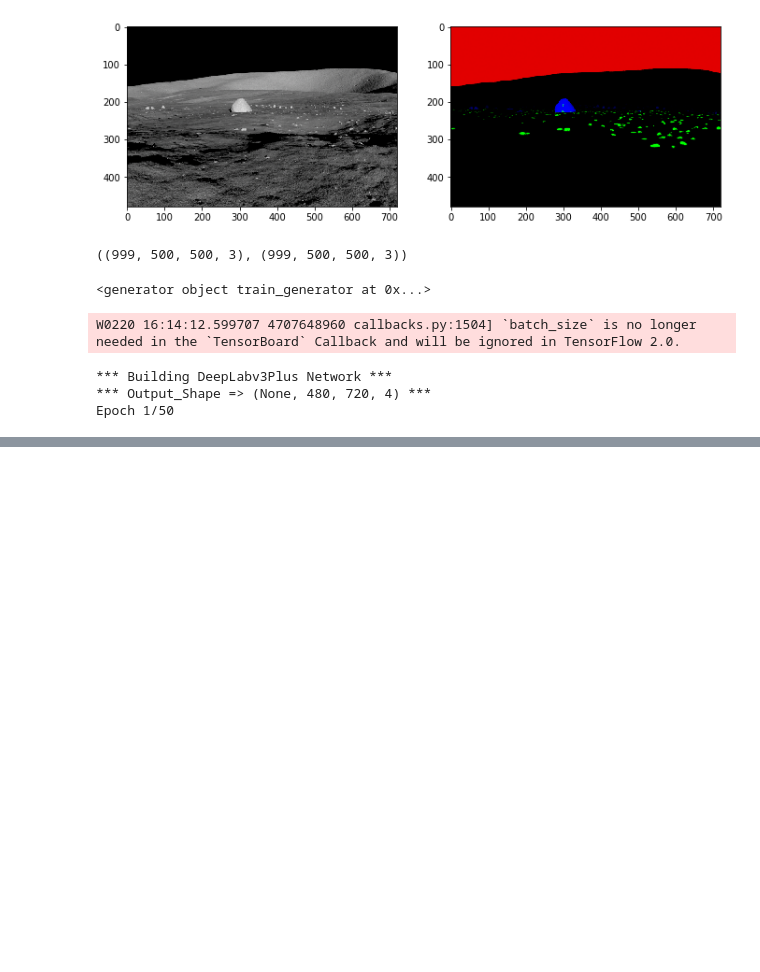
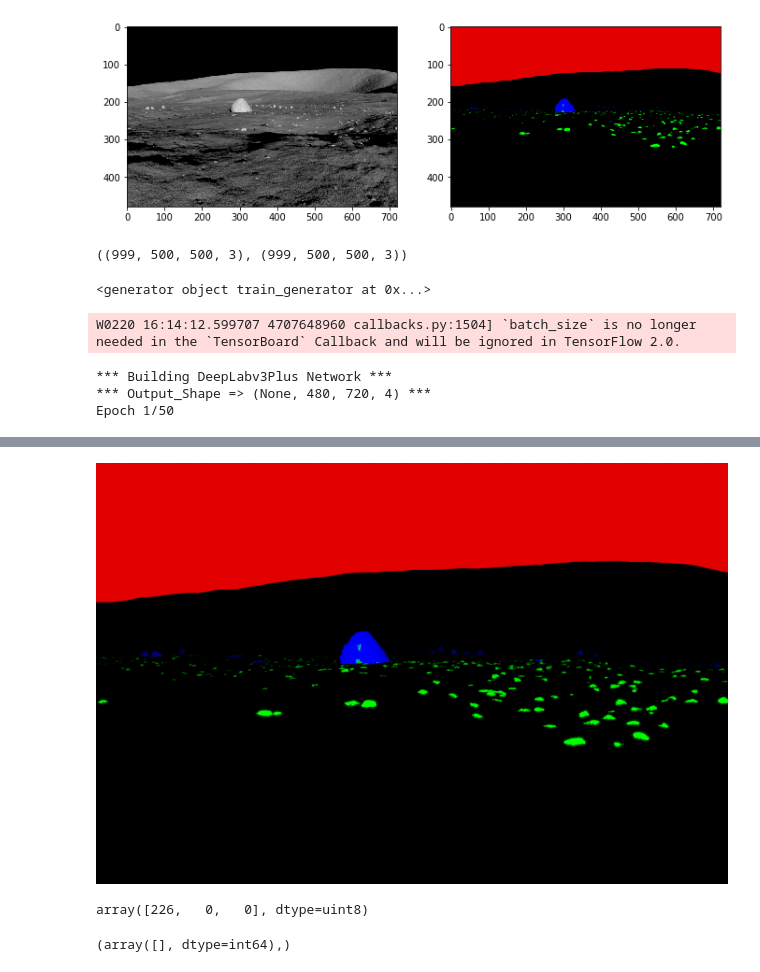
Before and after one commit to Atomoxide/Moon-Photo-Segmentation, a Jupyter notebook: FCN/Untitled.ipynb, the cells around one changed output, grey strips where cells are left out. Cells and saved outputs as stored; diff of their text form; code cells hidden in the pictures; blank space fills up the shorter version.

```diff
--- a/FCN/Untitled.ipynb
+++ b/FCN/Untitled.ipynb
@@ -154,0 +229,12 @@ train_dataset
+# %%
+from PIL import Image
+img = Image.open('data/train/label/ground0001.png')
+im = np.asarray(Image.open('data/train/label/ground0001.png'))
+# %%
+img
+# %% [output]
+[figure, added]
+# %%
+im[0][0]
+# %% [output]
+array([226,   0,   0], dtype=uint8)
@@ -154,0 +247,4 @@ train_dataset
+# %%
+np.where(gt_bg[gt_bg == True])
+# %% [output]
+(array([], dtype=int64),)
```
Also changed, not shown: parts of 16 cells of this notebook, 6 other files.
